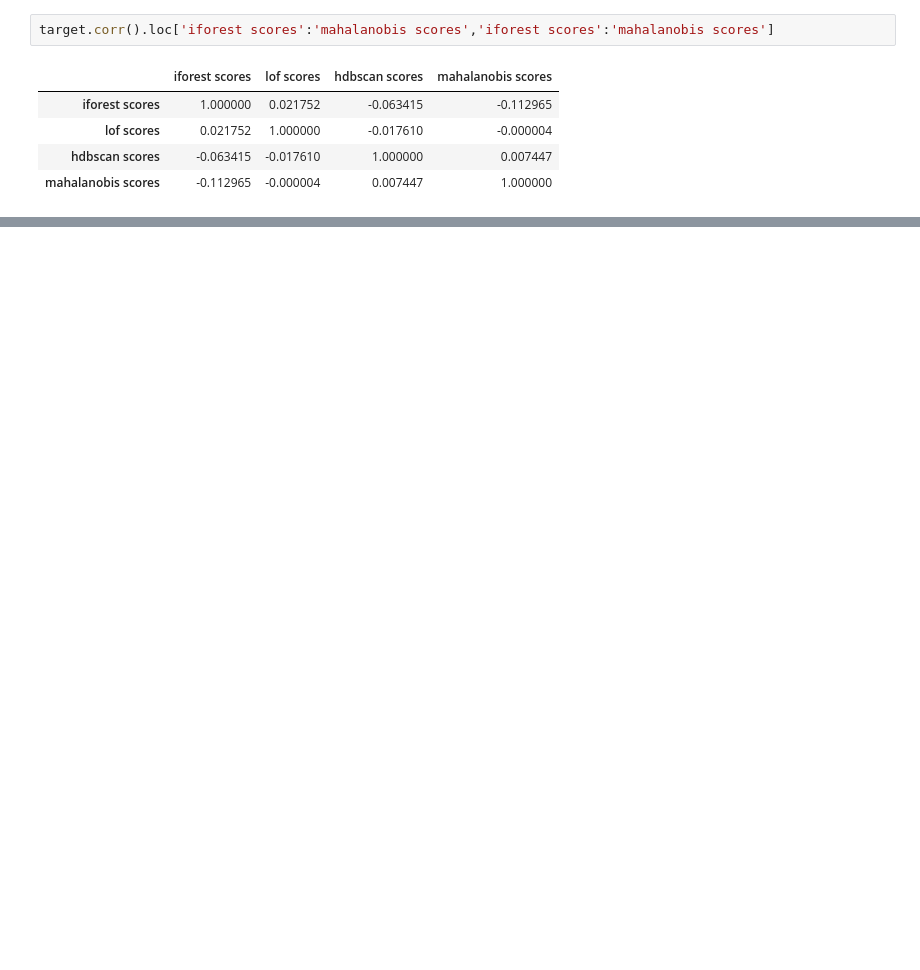
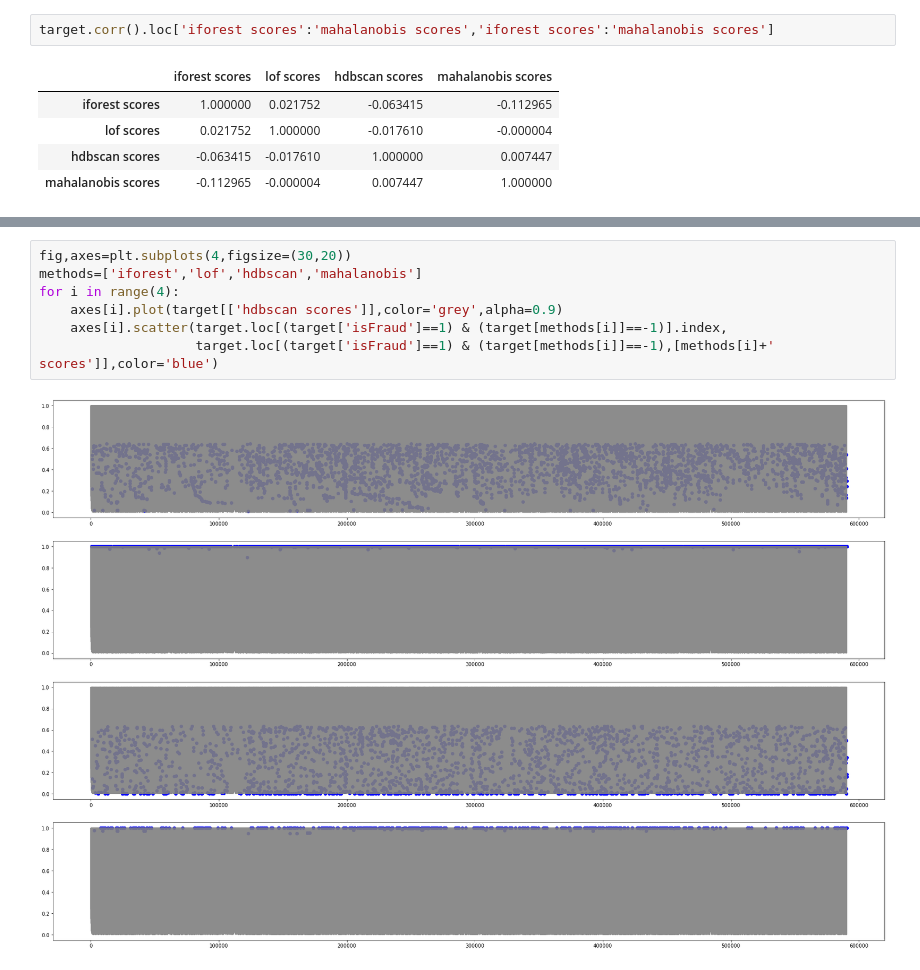
Before and after one commit to kkimlim2/outlier_detection, a Jupyter notebook: comparison.ipynb, the cells around one changed output, grey strips where cells are left out. Saved outputs shown, nothing was run; the diff lists cells and outputs as text; blank space fills up the shorter version.

```diff
--- a/comparison.ipynb
+++ b/comparison.ipynb
@@ -47,0 +101,9 @@ for i in range(4):
+# %%
+fig,axes=plt.subplots(4,figsize=(30,20))
+methods=['iforest','lof','hdbscan','mahalanobis']
+for i in range(4):
+    axes[i].plot(target[['hdbscan scores']],color='grey',alpha=0.9)
+    axes[i].scatter(target.loc[(target['isFraud']==1) & (target[methods[i]]==-1)].index,
+                    target.loc[(target['isFraud']==1) & (target[methods[i]]==-1),[methods[i]+' scores']],color='blue')
+# %% [output]
+[figure, added]
```
Also changed, not shown: parts of 17 cells of this notebook.
